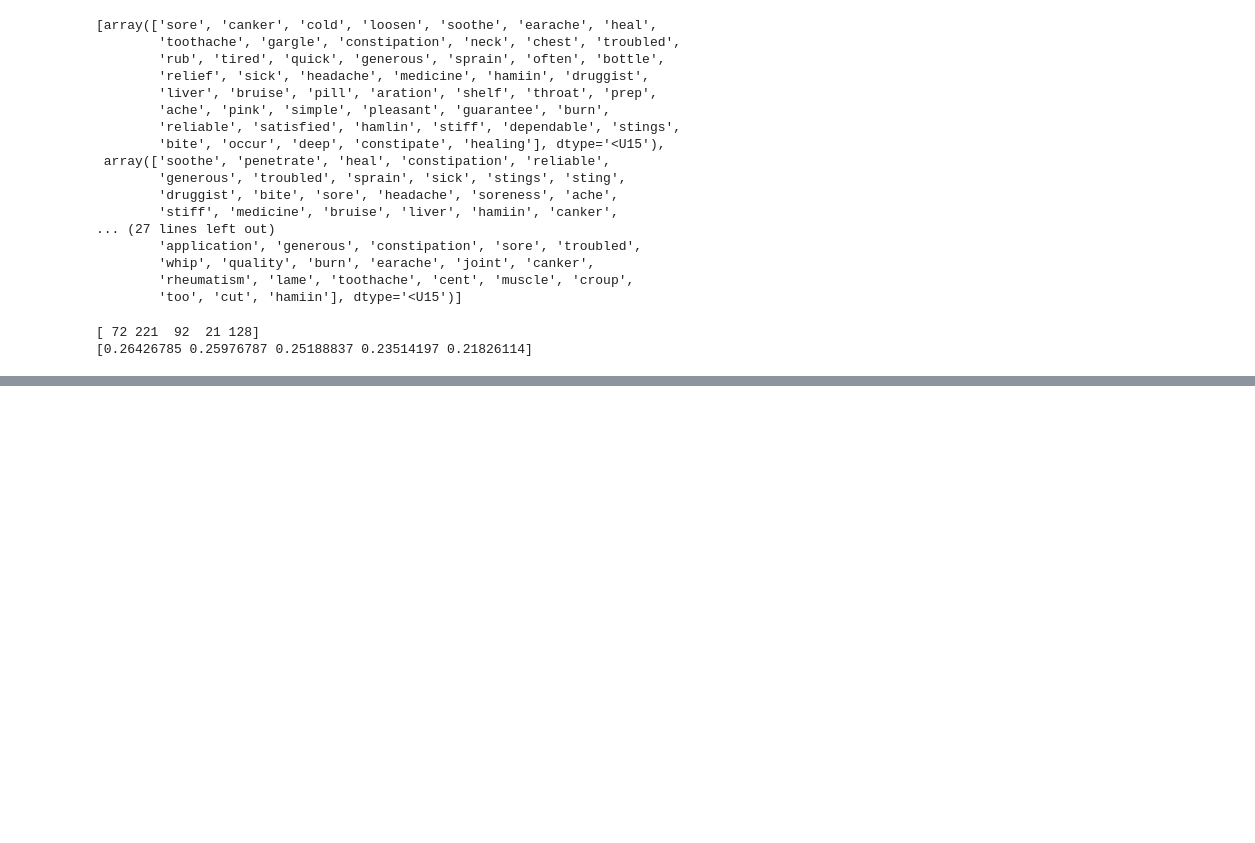
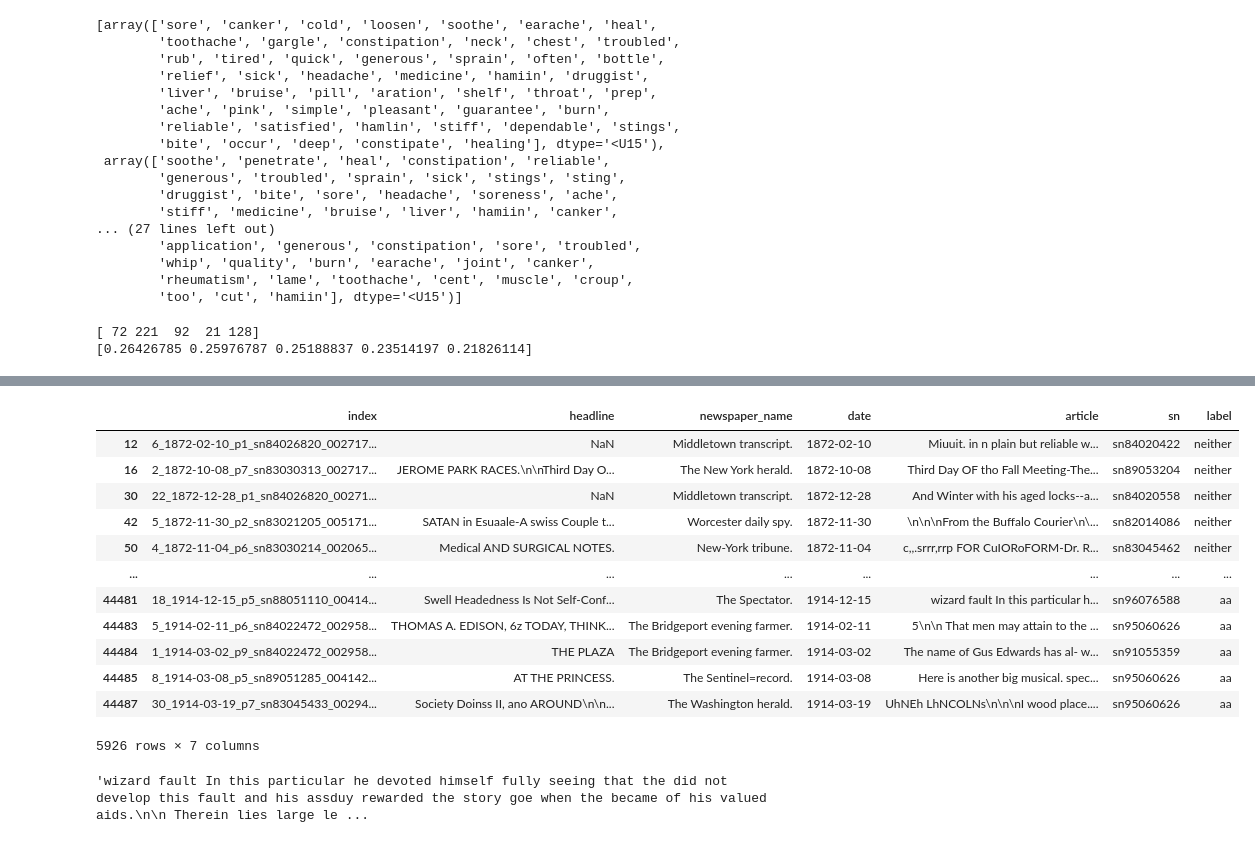
Before and after one commit to park-jay/kkk, a Jupyter notebook: top2vec.ipynb, the cells around one changed output, grey strips where cells are left out. Saved outputs shown, nothing was run; the diff lists cells and outputs as text; code cells hidden in the pictures; blank space fills up the shorter version.

```diff
--- a/top2vec.ipynb
+++ b/top2vec.ipynb
@@ -129,0 +207,21 @@ wizard_df.to_csv('/Volumes/T7/chroniclingamerica/american-stories/keywords/top2v
+# %%
+between=pd.read_csv('/Volumes/T7/chroniclingamerica/american-stories/keywords/kkk-between-label.csv')
+between[between['article'].str.contains('wizard')]
+# %% [output]
+|  | index | headline | newspaper_name | date | article | sn | label |
+| 12 | 6_1872-02-10_p1_sn84026820_002717... | NaN | Middletown transcript. | 1872-02-10 | Miuuit. in n plain but reliable w... | sn84020422 | neither |
+| 16 | 2_1872-10-08_p7_sn83030313_002717... | JEROME PARK RACES.\n\nThird Day O... | The New York herald. | 1872-10-08 | Third Day OF tho Fall Meeting-The... | sn89053204 | neither |
+| 30 | 22_1872-12-28_p1_sn84026820_00271... | NaN | Middletown transcript. | 1872-12-28 | And Winter with his aged locks--a... | sn84020558 | neither |
+| 42 | 5_1872-11-30_p2_sn83021205_005171... | SATAN in Esuaale-A swiss Couple t... | Worcester daily spy. | 1872-11-30 | \n\n\nFrom the Buffalo Courier\n\... | sn82014086 | neither |
+| 50 | 4_1872-11-04_p6_sn83030214_002065... | Medical AND SURGICAL NOTES. | New-York tribune. | 1872-11-04 | c,,.srrr,rrp FOR CuIORoFORM-Dr. R... | sn83045462 | neither |
+| ... | ... | ... | ... | ... | ... | ... | ... |
+| 44481 | 18_1914-12-15_p5_sn88051110_00414... | Swell Headedness Is Not Self-Conf... | The Spectator. | 1914-12-15 | wizard fault In this particular h... | sn96076588 | aa |
+| 44483 | 5_1914-02-11_p6_sn84022472_002958... | THOMAS A. EDISON, 6z TODAY, THINK... | The Bridgeport evening farmer. | 1914-02-11 | 5\n\n That men may attain to the ... | sn95060626 | aa |
+| 44484 | 1_1914-03-02_p9_sn84022472_002958... | THE PLAZA | The Bridgeport evening farmer. | 1914-03-02 | The name of Gus Edwards has al- w... | sn91055359 | aa |
+| 44485 | 8_1914-03-08_p5_sn89051285_004142... | AT THE PRINCESS. | The Sentinel=record. | 1914-03-08 | Here is another big musical. spec... | sn95060626 | aa |
+| 44487 | 30_1914-03-19_p7_sn83045433_00294... | Society Doinss II, ano AROUND\n\n... | The Washington herald. | 1914-03-19 | UhNEh LhNCOLNs\n\n\nI wood place.... | sn95060626 | aa |
+5926 rows × 7 columns
+# %%
+between.loc[44481, 'article']
+# %% [output]
+'wizard fault In this particular he devoted himself fully seeing that the did not develop this fault and his assduy rewarded the story goe when the became of his valued aids.\n\n Therein lies large le ...
```
Also changed, not shown: parts of 23 cells of this notebook, 1 other file.
